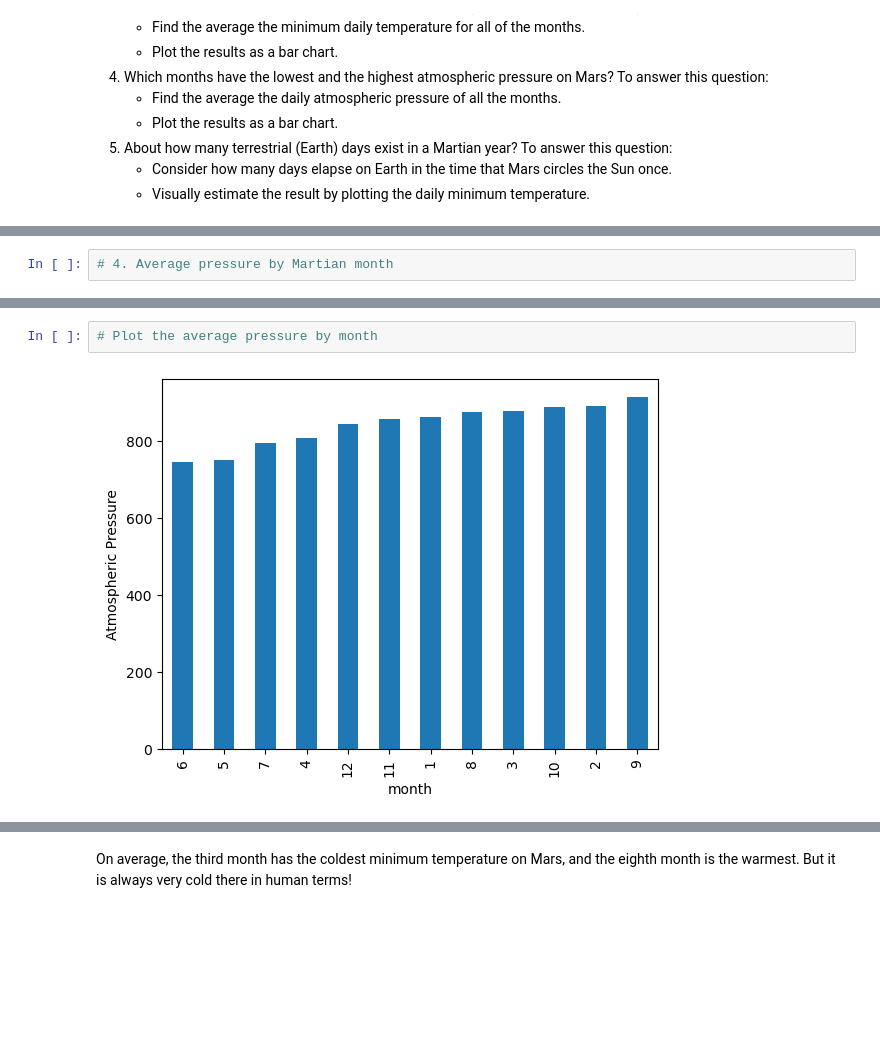
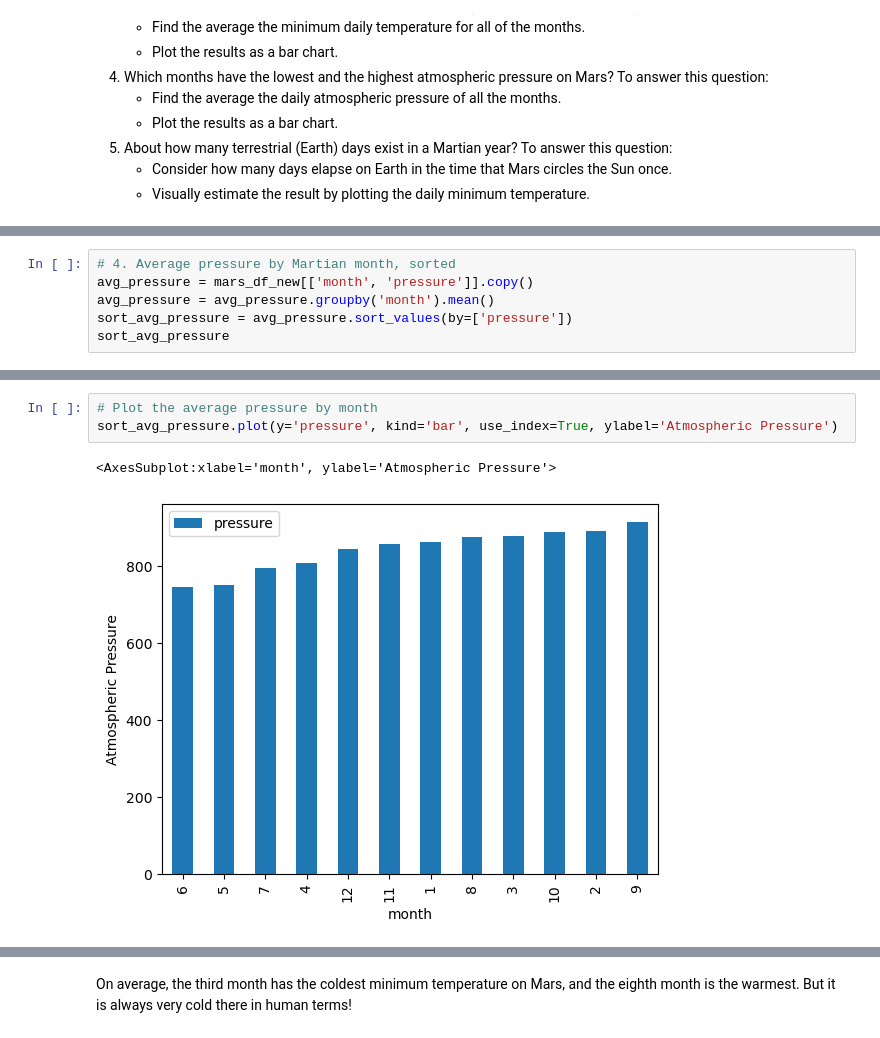
Before and after one commit to katmeander/Mars-titles-and-analysis, a Jupyter notebook: part_2_mars_weather.ipynb, the cells around one changed output, grey strips where cells are left out. Saved outputs shown, nothing was run; the diff lists cells and outputs as text; blank space fills up the shorter version.

```diff
--- a/part_2_mars_weather.ipynb
+++ b/part_2_mars_weather.ipynb
@@ -287,3 +327,7 @@ Name: min_temp, dtype: float64
 # %%
-# 4. Average pressure by Martian month
+# 4. Average pressure by Martian month, sorted
+avg_pressure = mars_df_new[['month', 'pressure']].copy()
+avg_pressure = avg_pressure.groupby('month').mean()
+sort_avg_pressure = avg_pressure.sort_values(by=['pressure'])
+sort_avg_pressure
 # %% [output]
@@ -304,6 +348,8 @@ Name: pressure, dtype: float64
 # %%
 # Plot the average pressure by month
+sort_avg_pressure.plot(y='pressure', kind='bar', use_index=True, ylabel='Atmospheric Pressure')
 # %% [output]
+<AxesSubplot:xlabel='month', ylabel='Atmospheric Pressure'>
-[figure, old version]
+[figure, new version]
 # %%
 # 5. How many terrestrial (earth) days are there in a Martian year?
```
Also changed, not shown: parts of 12 cells of this notebook, 1 other file.
